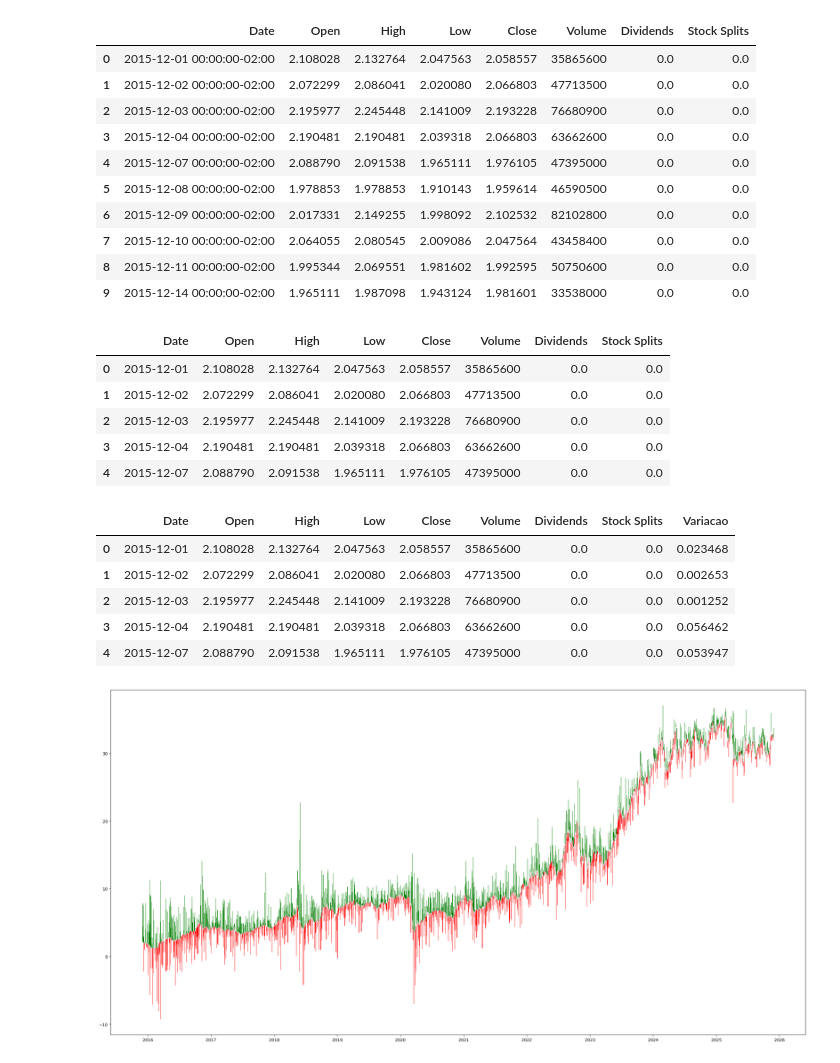
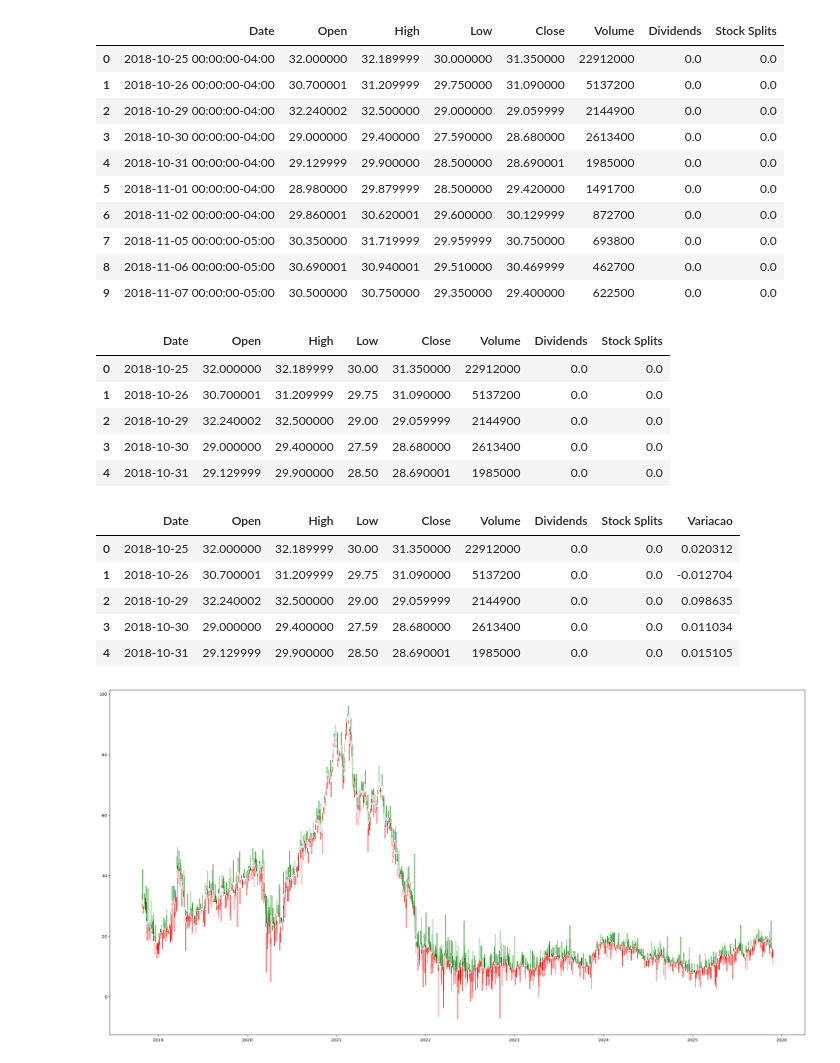
Before and after one commit to LeomaxFilho/StockMarketForecastingAI, a Jupyter notebook: src/data_reader.ipynb, the cells around one changed output. Saved outputs shown, nothing was run; the diff lists cells and outputs as text; code cells hidden in the pictures.

```diff
--- a/src/data_reader.ipynb
+++ b/src/data_reader.ipynb
@@ -3,40 +3,40 @@ import pandas as pd
 import numpy as np
 import matplotlib.pyplot as plt
 # %%
-df = pd.read_csv('../data/data_PETR4.SA.csv')
+df = pd.read_csv('../data/data_STNE.csv')
 df.head(10)
 # %% [output]
 |  | Date | Open | High | Low | Close | Volume | Dividends | Stock Splits |
-| 0 | 2015-12-01 00:00:00-02:00 | 2.108028 | 2.132764 | 2.047563 | 2.058557 | 35865600 | 0.0 | 0.0 |
-| 1 | 2015-12-02 00:00:00-02:00 | 2.072299 | 2.086041 | 2.020080 | 2.066803 | 47713500 | 0.0 | 0.0 |
-| 2 | 2015-12-03 00:00:00-02:00 | 2.195977 | 2.245448 | 2.141009 | 2.193228 | 76680900 | 0.0 | 0.0 |
-| 3 | 2015-12-04 00:00:00-02:00 | 2.190481 | 2.190481 | 2.039318 | 2.066803 | 63662600 | 0.0 | 0.0 |
-| 4 | 2015-12-07 00:00:00-02:00 | 2.088790 | 2.091538 | 1.965111 | 1.976105 | 47395000 | 0.0 | 0.0 |
-| 5 | 2015-12-08 00:00:00-02:00 | 1.978853 | 1.978853 | 1.910143 | 1.959614 | 46590500 | 0.0 | 0.0 |
-| 6 | 2015-12-09 00:00:00-02:00 | 2.017331 | 2.149255 | 1.998092 | 2.102532 | 82102800 | 0.0 | 0.0 |
-| 7 | 2015-12-10 00:00:00-02:00 | 2.064055 | 2.080545 | 2.009086 | 2.047564 | 43458400 | 0.0 | 0.0 |
-| 8 | 2015-12-11 00:00:00-02:00 | 1.995344 | 2.069551 | 1.981602 | 1.992595 | 50750600 | 0.0 | 0.0 |
-| 9 | 2015-12-14 00:00:00-02:00 | 1.965111 | 1.987098 | 1.943124 | 1.981601 | 33538000 | 0.0 | 0.0 |
+| 0 | 2018-10-25 00:00:00-04:00 | 32.000000 | 32.189999 | 30.000000 | 31.350000 | 22912000 | 0.0 | 0.0 |
+| 1 | 2018-10-26 00:00:00-04:00 | 30.700001 | 31.209999 | 29.750000 | 31.090000 | 5137200 | 0.0 | 0.0 |
+| 2 | 2018-10-29 00:00:00-04:00 | 32.240002 | 32.500000 | 29.000000 | 29.059999 | 2144900 | 0.0 | 0.0 |
+| 3 | 2018-10-30 00:00:00-04:00 | 29.000000 | 29.400000 | 27.590000 | 28.680000 | 2613400 | 0.0 | 0.0 |
+| 4 | 2018-10-31 00:00:00-04:00 | 29.129999 | 29.900000 | 28.500000 | 28.690001 | 1985000 | 0.0 | 0.0 |
+| 5 | 2018-11-01 00:00:00-04:00 | 28.980000 | 29.879999 | 28.500000 | 29.420000 | 1491700 | 0.0 | 0.0 |
+| 6 | 2018-11-02 00:00:00-04:00 | 29.860001 | 30.620001 | 29.600000 | 30.129999 | 872700 | 0.0 | 0.0 |
+| 7 | 2018-11-05 00:00:00-05:00 | 30.350000 | 31.719999 | 29.959999 | 30.750000 | 693800 | 0.0 | 0.0 |
+| 8 | 2018-11-06 00:00:00-05:00 | 30.690001 | 30.940001 | 29.510000 | 30.469999 | 462700 | 0.0 | 0.0 |
+| 9 | 2018-11-07 00:00:00-05:00 | 30.500000 | 30.750000 | 29.350000 | 29.400000 | 622500 | 0.0 | 0.0 |
 # %%
 df['Date'] = pd.to_datetime(df['Date'], utc=True).dt.date
 df.head()
 # %% [output]
 |  | Date | Open | High | Low | Close | Volume | Dividends | Stock Splits |
-| 0 | 2015-12-01 | 2.108028 | 2.132764 | 2.047563 | 2.058557 | 35865600 | 0.0 | 0.0 |
-| 1 | 2015-12-02 | 2.072299 | 2.086041 | 2.020080 | 2.066803 | 47713500 | 0.0 | 0.0 |
-| 2 | 2015-12-03 | 2.195977 | 2.245448 | 2.141009 | 2.193228 | 76680900 | 0.0 | 0.0 |
-| 3 | 2015-12-04 | 2.190481 | 2.190481 | 2.039318 | 2.066803 | 63662600 | 0.0 | 0.0 |
-| 4 | 2015-12-07 | 2.088790 | 2.091538 | 1.965111 | 1.976105 | 47395000 | 0.0 | 0.0 |
+| 0 | 2018-10-25 | 32.000000 | 32.189999 | 30.00 | 31.350000 | 22912000 | 0.0 | 0.0 |
+| 1 | 2018-10-26 | 30.700001 | 31.209999 | 29.75 | 31.090000 | 5137200 | 0.0 | 0.0 |
+| 2 | 2018-10-29 | 32.240002 | 32.500000 | 29.00 | 29.059999 | 2144900 | 0.0 | 0.0 |
+| 3 | 2018-10-30 | 29.000000 | 29.400000 | 27.59 | 28.680000 | 2613400 | 0.0 | 0.0 |
+| 4 | 2018-10-31 | 29.129999 | 29.900000 | 28.50 | 28.690001 | 1985000 | 0.0 | 0.0 |
 # %%
 df['Variacao'] =  (df['Open'] - df['Close']) / df['Open']
 df.head()
 # %% [output]
 |  | Date | Open | High | Low | Close | Volume | Dividends | Stock Splits | Variacao |
-| 0 | 2015-12-01 | 2.108028 | 2.132764 | 2.047563 | 2.058557 | 35865600 | 0.0 | 0.0 | 0.023468 |
-| 1 | 2015-12-02 | 2.072299 | 2.086041 | 2.020080 | 2.066803 | 47713500 | 0.0 | 0.0 | 0.002653 |
-| 2 | 2015-12-03 | 2.195977 | 2.245448 | 2.141009 | 2.193228 | 76680900 | 0.0 | 0.0 | 0.001252 |
-| 3 | 2015-12-04 | 2.190481 | 2.190481 | 2.039318 | 2.066803 | 63662600 | 0.0 | 0.0 | 0.056462 |
-| 4 | 2015-12-07 | 2.088790 | 2.091538 | 1.965111 | 1.976105 | 47395000 | 0.0 | 0.0 | 0.053947 |
+| 0 | 2018-10-25 | 32.000000 | 32.189999 | 30.00 | 31.350000 | 22912000 | 0.0 | 0.0 | 0.020312 |
+| 1 | 2018-10-26 | 30.700001 | 31.209999 | 29.75 | 31.090000 | 5137200 | 0.0 | 0.0 | -0.012704 |
+| 2 | 2018-10-29 | 32.240002 | 32.500000 | 29.00 | 29.059999 | 2144900 | 0.0 | 0.0 | 0.098635 |
+| 3 | 2018-10-30 | 29.000000 | 29.400000 | 27.59 | 28.680000 | 2613400 | 0.0 | 0.0 | 0.011034 |
+| 4 | 2018-10-31 | 29.129999 | 29.900000 | 28.50 | 28.690001 | 1985000 | 0.0 | 0.0 | 0.015105 |
 # %%
 variation = [df['Variacao'] == 0,
             df['Variacao'] > 0,
@@ -51,6 +51,6 @@ plt.bar(df['Date'], df['Variacao'] * 100, bottom=df['Open'], color=colours_np, w
 plt.plot(df['Date'], df['Open'], linewidth = 0.3, color='grey')
 plt.show()
 # %% [output]
-[figure, old version]
+[figure, new version]
 # %%
 plt.clf()
```
Also changed, not shown: parts of 3 cells of this notebook, 1 other file.
